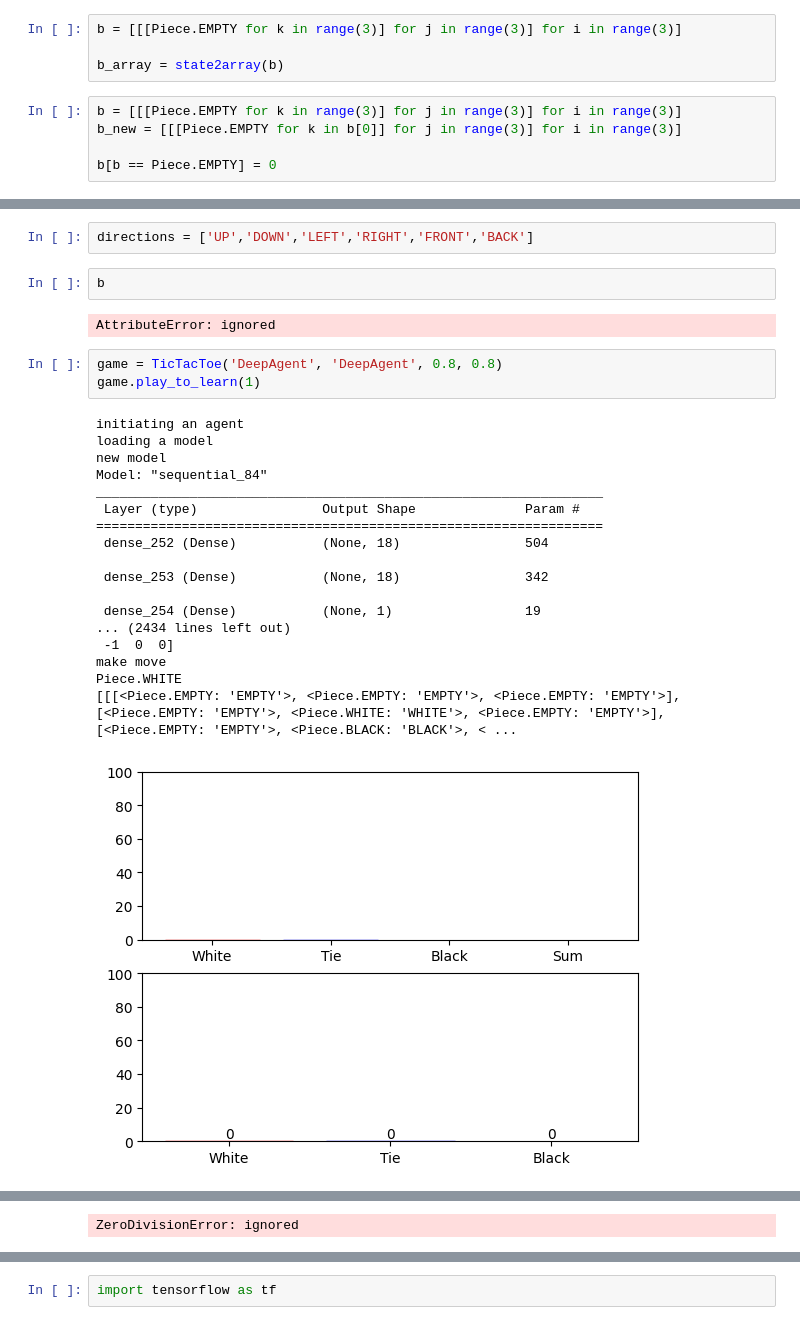
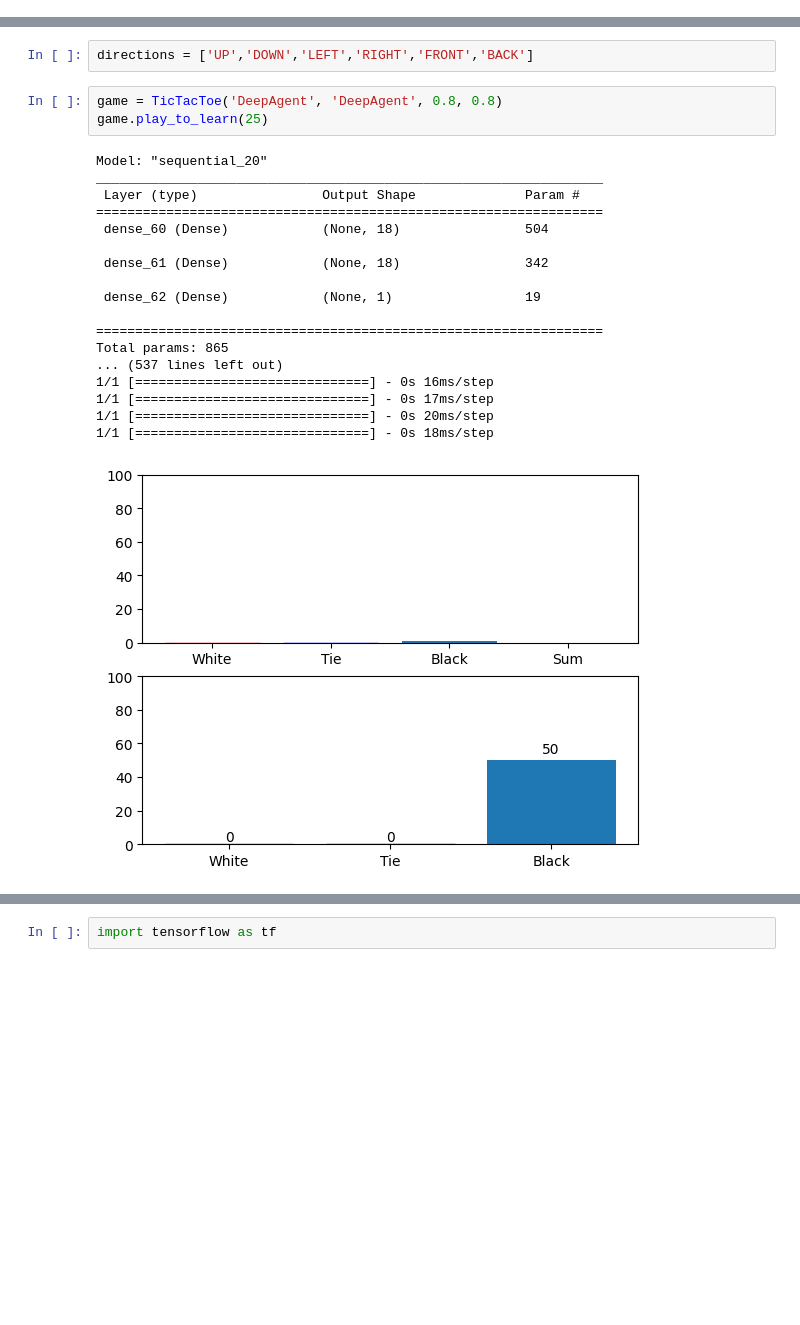
Before and after one commit to jimphowe/3DTicTacToe-DRL, a Jupyter notebook: AI_Final_Project_integrated.ipynb, the cells around one changed output, grey strips where cells are left out. Cells and saved outputs as stored; diff of their text form; blank space fills up the shorter version.

```diff
--- a/AI_Final_Project_integrated.ipynb
+++ b/AI_Final_Project_integrated.ipynb
@@ -38,9 +8,0 @@ def state2array(state):
-# %%
-b = [[[Piece.EMPTY for k in range(3)] for j in range(3)] for i in range(3)]
-
-b_array = state2array(b)
-# %%
-b = [[[Piece.EMPTY for k in range(3)] for j in range(3)] for i in range(3)]
-b_new = [[[Piece.EMPTY for k in b[0]] for j in range(3)] for i in range(3)]
-
-b[b == Piece.EMPTY] = 0
@@ -808,28 +718,24 @@ class DeepAgent(Agent):
 # %%
 directions = ['UP','DOWN','LEFT','RIGHT','FRONT','BACK']
-# %%
-b
-# %% [output]
-AttributeError: ignored
 # %%
 game = TicTacToe('DeepAgent', 'DeepAgent', 0.8, 0.8)
-game.play_to_learn(1)
+game.play_to_learn(25)
 # %% [output]
-initiating an agent
-loading a model
-new model
-Model: "sequential_84"
+Model: "sequential_20"
 _________________________________________________________________
  Layer (type)                Output Shape              Param #
 =================================================================
- dense_252 (Dense)           (None, 18)                504
+ dense_60 (Dense)            (None, 18)                504
 
- dense_253 (Dense)           (None, 18)                342
+ dense_61 (Dense)            (None, 18)                342
 
- dense_254 (Dense)           (None, 1)                 19
-... (2434 lines left out)
- -1  0  0]
-make move
-Piece.WHITE
-[[[<Piece.EMPTY: 'EMPTY'>, <Piece.EMPTY: 'EMPTY'>, <Piece.EMPTY: 'EMPTY'>], [<Piece.EMPTY: 'EMPTY'>, <Piece.WHITE: 'WHITE'>, <Piece.EMPTY: 'EMPTY'>], [<Piece.EMPTY: 'EMPTY'>, <Piece.BLACK: 'BLACK'>, < ...
+ dense_62 (Dense)            (None, 1)                 19
+
+=================================================================
+Total params: 865
+... (537 lines left out)
+1/1 [==============================] - 0s 16ms/step
+1/1 [==============================] - 0s 17ms/step
+1/1 [==============================] - 0s 20ms/step
+1/1 [==============================] - 0s 18ms/step
-[figure, old version]
+[figure, new version]
@@ -837 +758,0 @@ Piece.WHITE
-ZeroDivisionError: ignored
```
Also changed, not shown: parts of 14 cells of this notebook.
